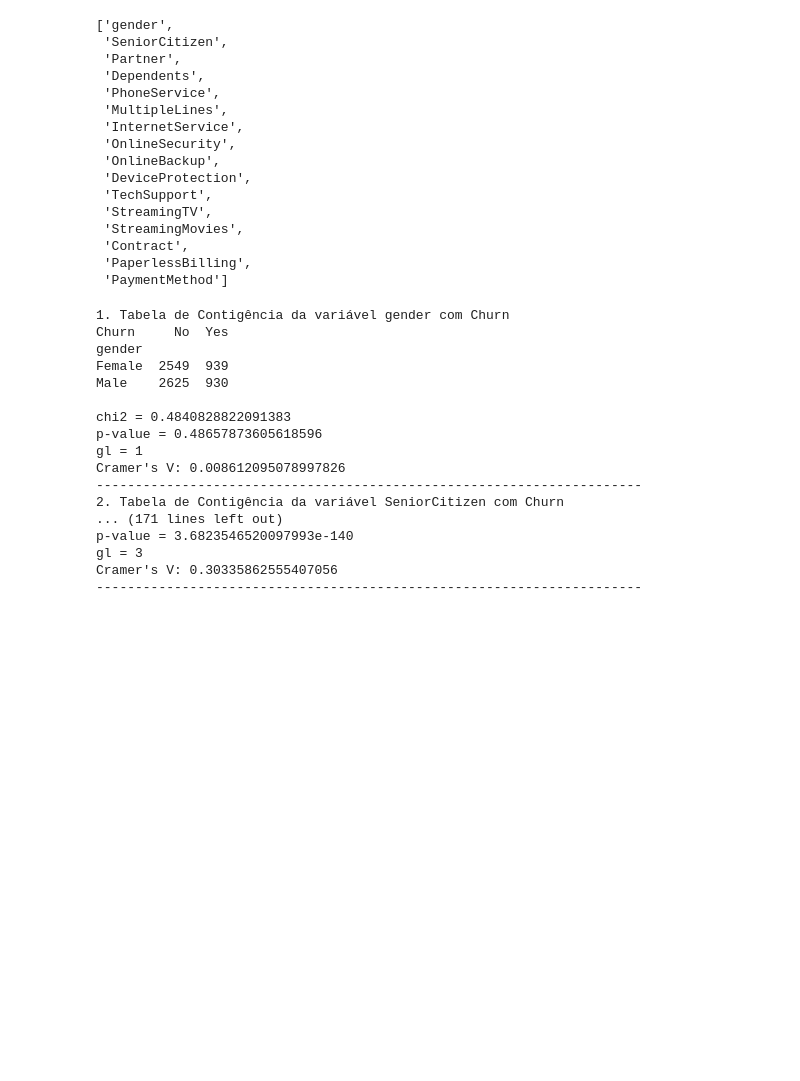
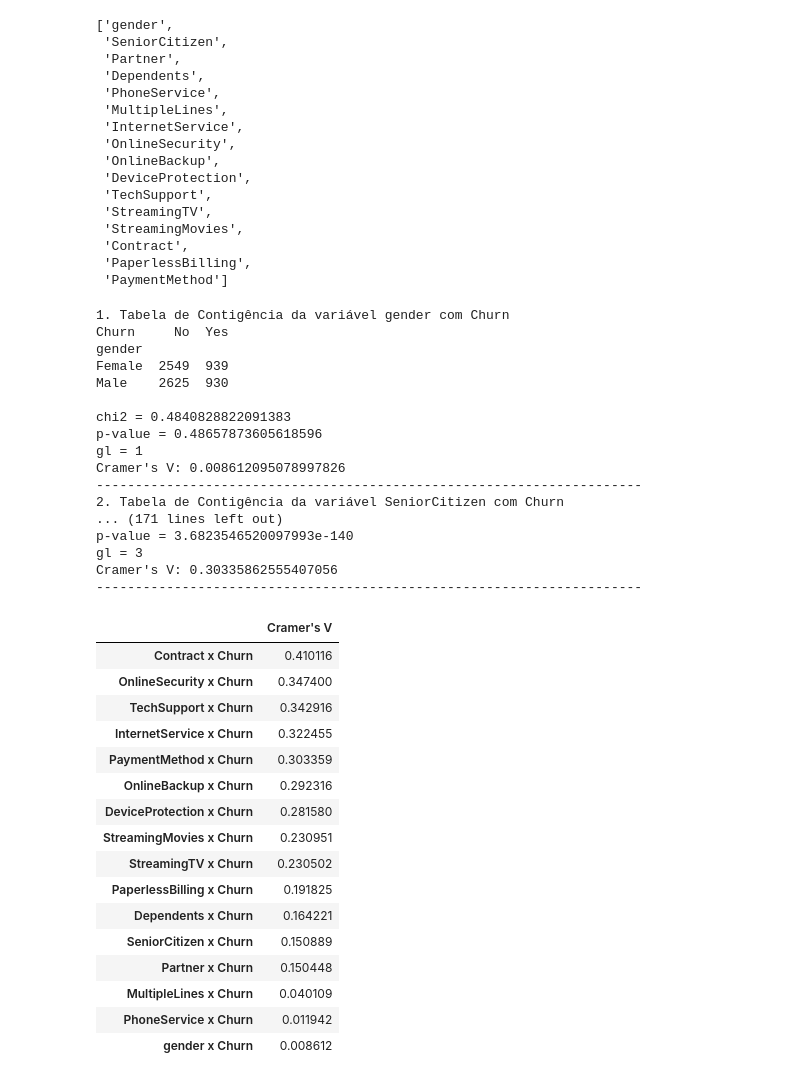
Before and after one commit to PablGb/Data_science-Telco_Customer_churn, a Jupyter notebook: Classification.ipynb, the cells around one changed output. Cells and saved outputs as stored; diff of their text form; code cells hidden in the pictures; blank space fills up the shorter version.

```diff
--- a/Classification.ipynb
+++ b/Classification.ipynb
@@ -342,31 +332,55 @@ col_categ
 # %%
 from scipy.stats import chi2_contingency
 from scipy.stats.contingency import association
+
+coef_cramersV = {}
 
 for i, col in enumerate(col_categ):
     tab = pd.crosstab(ddos[col], ddos['Churn'])
     print(f'{i+1}. Tabela de Contigência da variável {col} com Churn')
     print(f'{tab}\n')
     chi2, p_value, gl, a = chi2_contingency(tab)
     print(f'chi2 = {chi2}\np-value = {p_value}\ngl = {gl}')
     cramer_v = association(tab, method = 'cramer')
     print(f'Cramer\'s V: {cramer_v}')
+    coef_cramersV[f'{col} x Churn'] = cramer_v
     print('-'*70)
+
+CramerV = pd.DataFrame.from_dict(coef_cramersV, orient = 'index', columns=['Cramer\'s V']).sort_values(by = 'Cramer\'s V', ascending = False)
+
+CramerV
 # %% [output]
 1. Tabela de Contigência da variável gender com Churn
 Churn     No  Yes
 gender
 Female  2549  939
 Male    2625  930
 
 chi2 = 0.4840828822091383
 p-value = 0.48657873605618596
 gl = 1
 Cramer's V: 0.008612095078997826
 ----------------------------------------------------------------------
 2. Tabela de Contigência da variável SeniorCitizen com Churn
 ... (171 lines left out)
 p-value = 3.6823546520097993e-140
 gl = 3
 Cramer's V: 0.30335862555407056
 ----------------------------------------------------------------------
+|  | Cramer's V |
+| Contract x Churn | 0.410116 |
+| OnlineSecurity x Churn | 0.347400 |
+| TechSupport x Churn | 0.342916 |
+| InternetService x Churn | 0.322455 |
+| PaymentMethod x Churn | 0.303359 |
+| OnlineBackup x Churn | 0.292316 |
+| DeviceProtection x Churn | 0.281580 |
+| StreamingMovies x Churn | 0.230951 |
+| StreamingTV x Churn | 0.230502 |
+| PaperlessBilling x Churn | 0.191825 |
+| Dependents x Churn | 0.164221 |
+| SeniorCitizen x Churn | 0.150889 |
+| Partner x Churn | 0.150448 |
+| MultipleLines x Churn | 0.040109 |
+| PhoneService x Churn | 0.011942 |
+| gender x Churn | 0.008612 |
```
Also changed, not shown: parts of 21 cells of this notebook.
